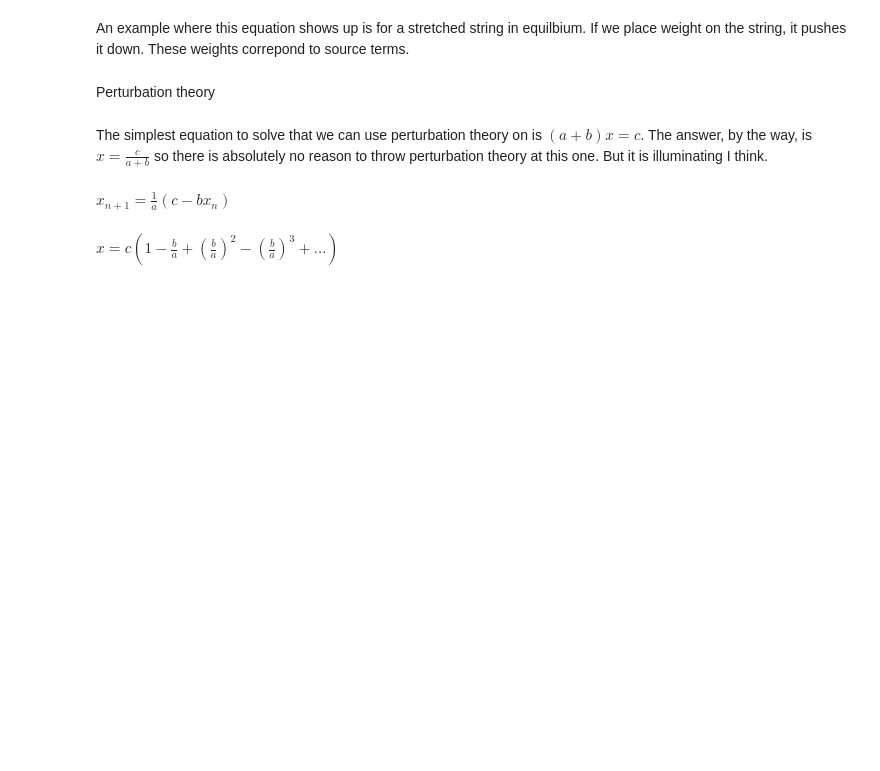
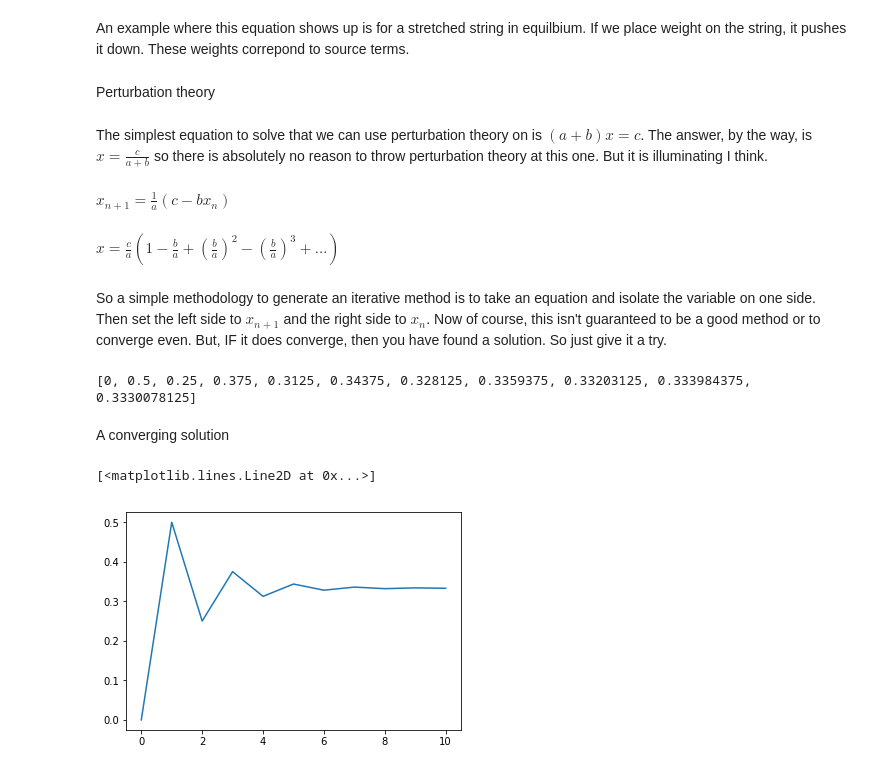
Before and after one commit to philzook58/philzook58.github.io, a Jupyter notebook: pynb/Green's Functions.ipynb, the cells around one changed output. Saved outputs shown, nothing was run; the diff lists cells and outputs as text; code cells hidden in the pictures; blank space fills up the shorter version.

```diff
--- a/pynb/Green's Functions.ipynb
+++ b/pynb/Green's Functions.ipynb
@@ -45,4 +49,23 @@ The simplest equation to solve that we can use perturbation theory on is $(a+b)x
 # %% [markdown]
 $x_{n+1} = \frac{1}{a} (c-bx_{n})$
 # %% [markdown]
-$x = c(1- \frac{b}{a} + (\frac{b}{a})^2 - (\frac{b}{a})^3 + \dots)$
+$x = \frac{c}{a}(1- \frac{b}{a} + (\frac{b}{a})^2 - (\frac{b}{a})^3 + \dots)$
+# %% [markdown]
+So a simple methodology to generate an iterative method is to take an equation and isolate the variable on one side. Then set the left side to $x_{n+1}$ and the right side to $x_{n}$. Now of course, this isn't guaranteed to be a good method or to converge even. But, IF it does converge, then you have found a solution. So just give it a try.
+# %%
+def simple_solve(a,b,c, iters=10):
+    x = [0]
+    for i in range(iters):
+        x.append((c-b*x[-1])/a)
+    return x
+
+print(simple_solve(2,1,1))
+# %% [output]
+[0, 0.5, 0.25, 0.375, 0.3125, 0.34375, 0.328125, 0.3359375, 0.33203125, 0.333984375, 0.3330078125]
+# %% [markdown]
+A converging solution
+# %%
+plt.plot(simple_solve(2,1,1))
+# %% [output]
+[<matplotlib.lines.Line2D at 0x...>]
+[figure, added]
```
Also changed, not shown: parts of 47 cells of this notebook.
